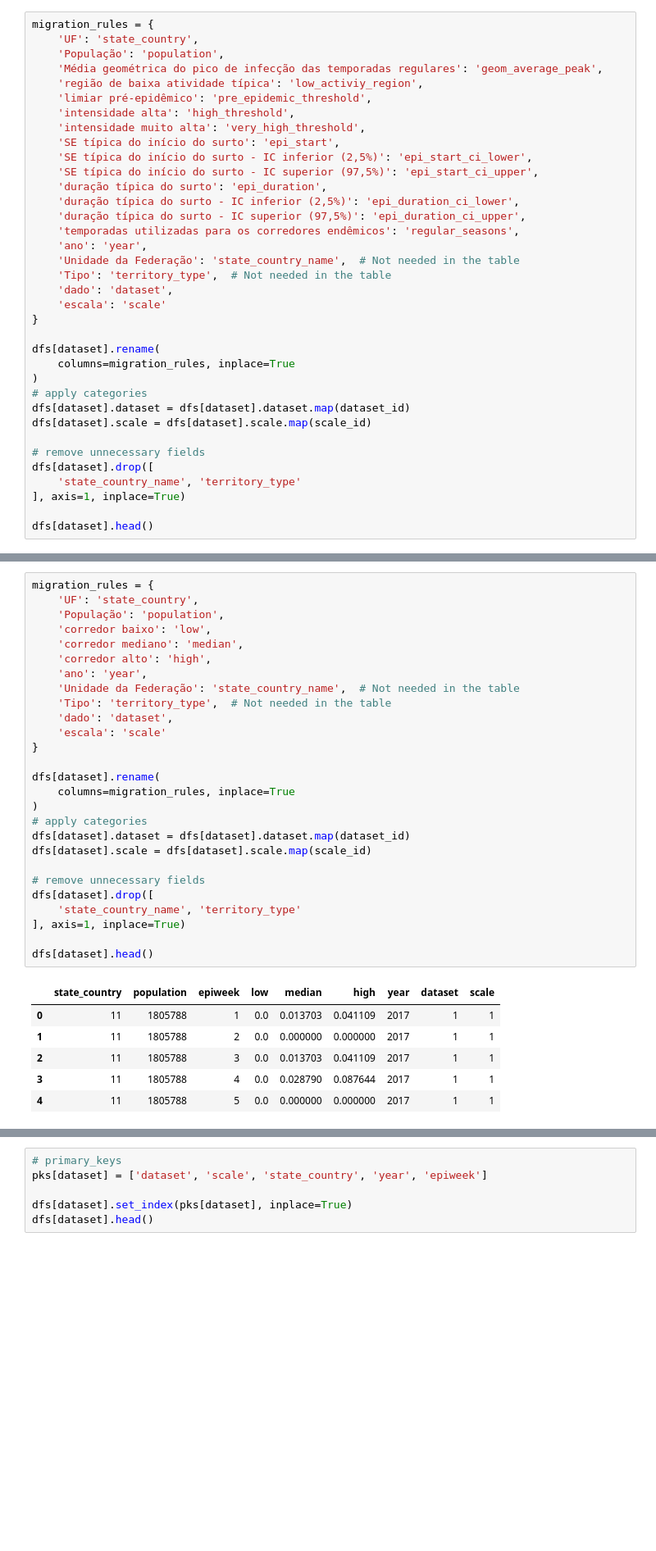
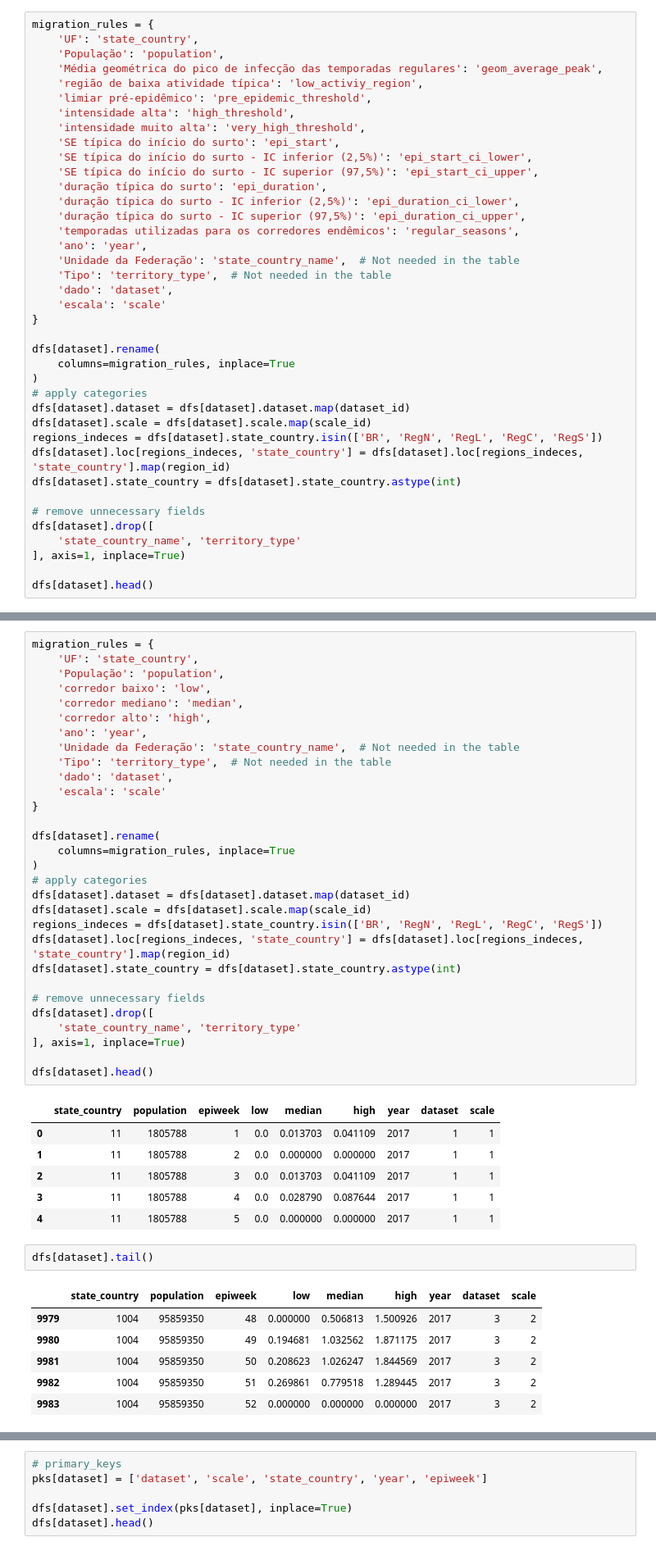
Before and after one commit to FluVigilanciaBR/fludashboard, a Jupyter notebook: Notebooks/Dataset-Migration.ipynb, the cells around one changed output, grey strips where cells are left out. Shown at 82% size. Saved outputs shown, nothing was run; the diff lists cells and outputs as text; blank space fills up the shorter version.

```diff
--- a/Notebooks/Dataset-Migration.ipynb
+++ b/Notebooks/Dataset-Migration.ipynb
@@ -415,6 +525,9 @@ dfs[dataset].rename(
 # apply categories
 dfs[dataset].dataset = dfs[dataset].dataset.map(dataset_id)
 dfs[dataset].scale = dfs[dataset].scale.map(scale_id)
+regions_indeces = dfs[dataset].state_country.isin(['BR', 'RegN', 'RegL', 'RegC', 'RegS'])
+dfs[dataset].loc[regions_indeces, 'state_country'] = dfs[dataset].loc[regions_indeces, 'state_country'].map(region_id)
+dfs[dataset].state_country = dfs[dataset].state_country.astype(int)
 
 # remove unnecessary fields
 dfs[dataset].drop([
@@ -483,6 +626,9 @@ dfs[dataset].rename(
 # apply categories
 dfs[dataset].dataset = dfs[dataset].dataset.map(dataset_id)
 dfs[dataset].scale = dfs[dataset].scale.map(scale_id)
+regions_indeces = dfs[dataset].state_country.isin(['BR', 'RegN', 'RegL', 'RegC', 'RegS'])
+dfs[dataset].loc[regions_indeces, 'state_country'] = dfs[dataset].loc[regions_indeces, 'state_country'].map(region_id)
+dfs[dataset].state_country = dfs[dataset].state_country.astype(int)
 
 # remove unnecessary fields
 dfs[dataset].drop([
@@ -497,3 +643,12 @@ dfs[dataset].head()
 | 2 | 11 | 1805788 | 3 | 0.0 | 0.013703 | 0.041109 | 2017 | 1 | 1 |
 | 3 | 11 | 1805788 | 4 | 0.0 | 0.028790 | 0.087644 | 2017 | 1 | 1 |
 | 4 | 11 | 1805788 | 5 | 0.0 | 0.000000 | 0.000000 | 2017 | 1 | 1 |
+# %%
+dfs[dataset].tail()
+# %% [output]
+|  | state_country | population | epiweek | low | median | high | year | dataset | scale |
+| 9979 | 1004 | 95859350 | 48 | 0.000000 | 0.506813 | 1.500926 | 2017 | 3 | 2 |
+| 9980 | 1004 | 95859350 | 49 | 0.194681 | 1.032562 | 1.871175 | 2017 | 3 | 2 |
+| 9981 | 1004 | 95859350 | 50 | 0.208623 | 1.026247 | 1.844569 | 2017 | 3 | 2 |
+| 9982 | 1004 | 95859350 | 51 | 0.269861 | 0.779518 | 1.289445 | 2017 | 3 | 2 |
+| 9983 | 1004 | 95859350 | 52 | 0.000000 | 0.000000 | 0.000000 | 2017 | 3 | 2 |
```
Also changed, not shown: parts of 19 cells of this notebook.
